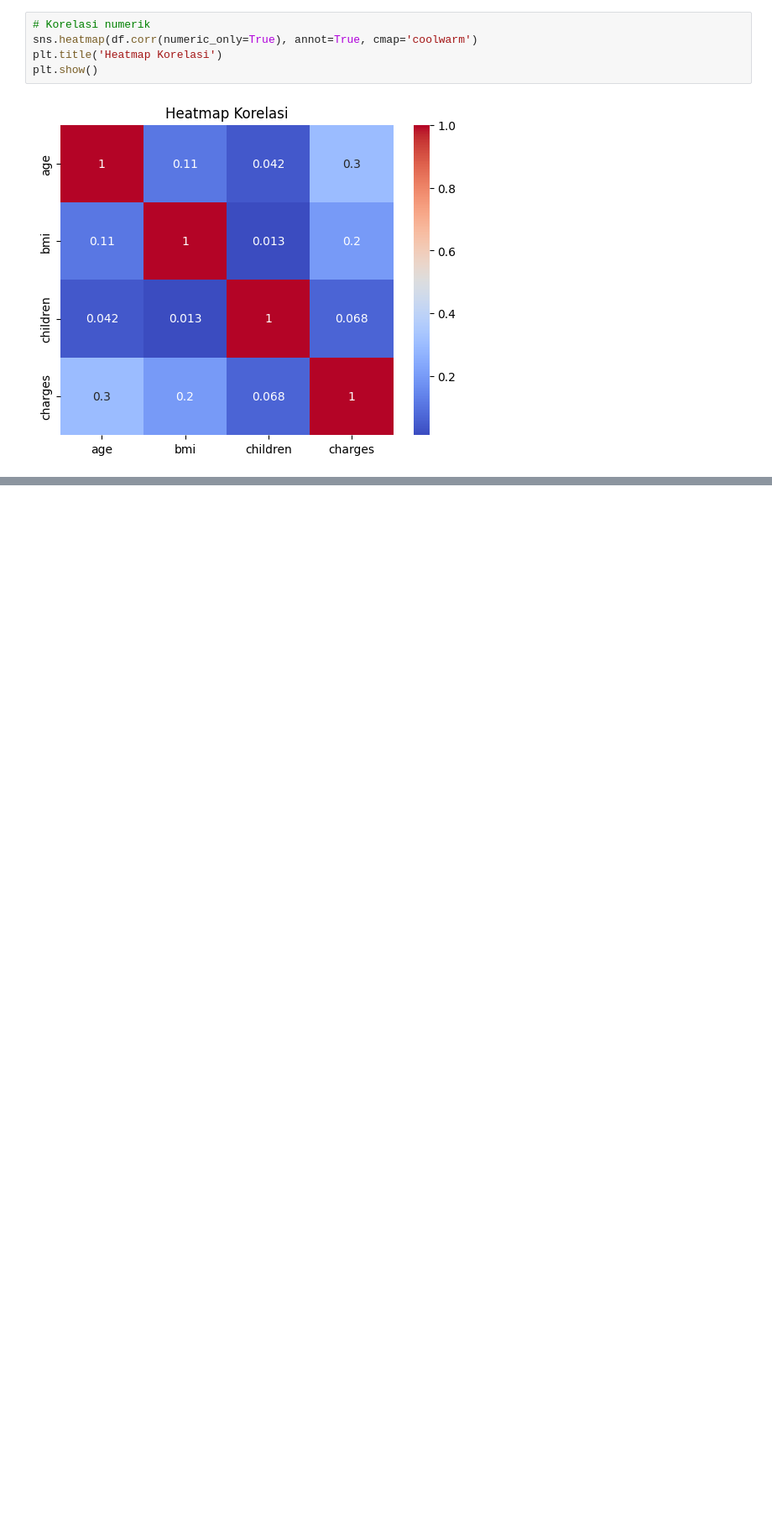
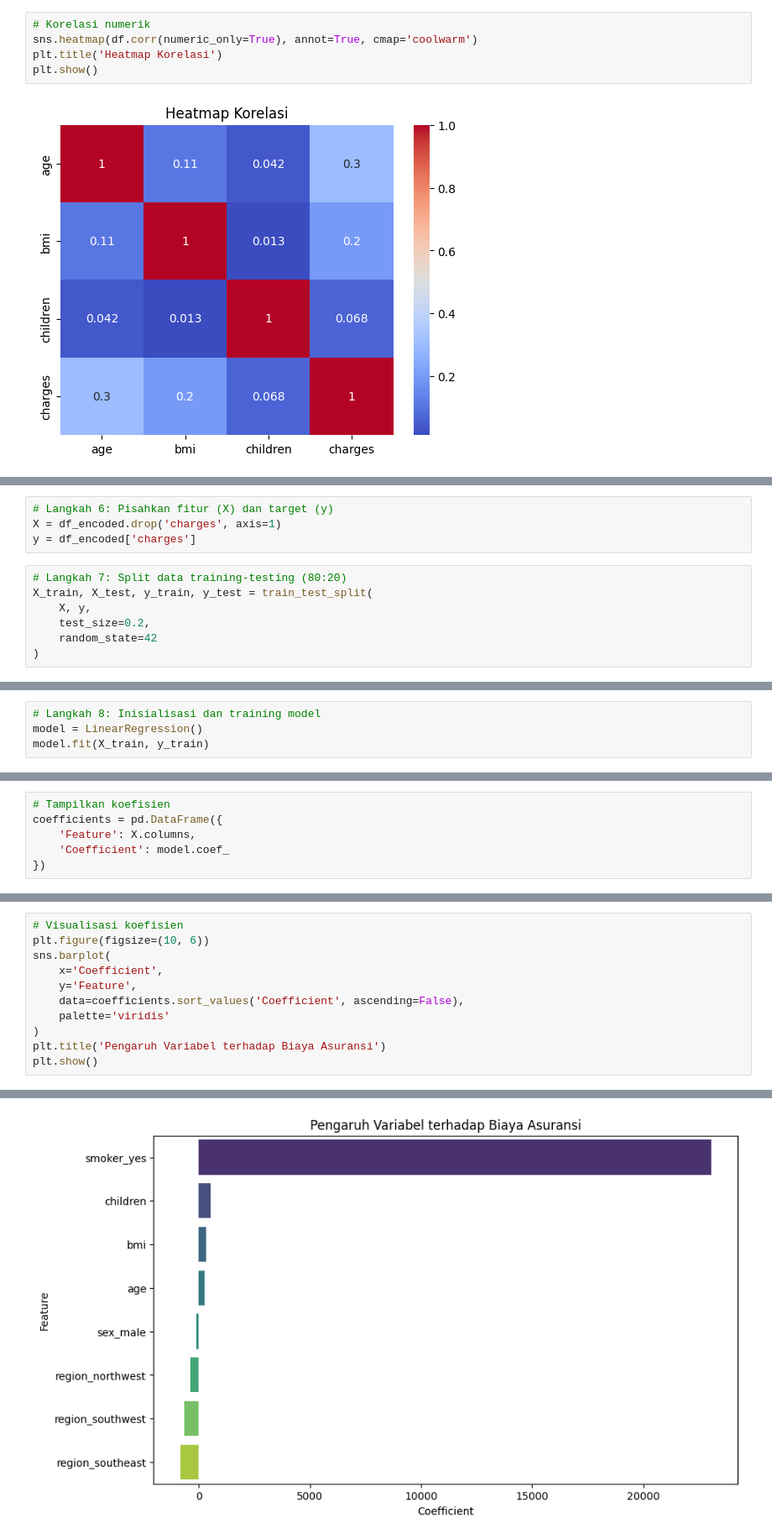
Before and after one commit to notnsas/data-science-application-college-task, a Jupyter notebook: ADS_P8.ipynb, the cells around one changed output, grey strips where cells are left out. Shown at 84% size. Saved outputs shown, nothing was run; the diff lists cells and outputs as text; blank space fills up the shorter version.

```diff
--- a/ADS_P8.ipynb
+++ b/ADS_P8.ipynb
@@ -79,0 +141,11 @@ plt.show()
+# %%
+# Langkah 6: Pisahkan fitur (X) dan target (y)
+X = df_encoded.drop('charges', axis=1)
+y = df_encoded['charges']
+# %%
+# Langkah 7: Split data training-testing (80:20)
+X_train, X_test, y_train, y_test = train_test_split(
+    X, y,
+    test_size=0.2,
+    random_state=42
+)
@@ -79,0 +154,4 @@ plt.show()
+# %%
+# Langkah 8: Inisialisasi dan training model
+model = LinearRegression()
+model.fit(X_train, y_train)
@@ -79,0 +170,6 @@ plt.show()
+# %%
+# Tampilkan koefisien
+coefficients = pd.DataFrame({
+    'Feature': X.columns,
+    'Coefficient': model.coef_
+})
@@ -79,0 +192,12 @@ plt.show()
+# %%
+# Visualisasi koefisien
+plt.figure(figsize=(10, 6))
+sns.barplot(
+    x='Coefficient',
+    y='Feature',
+    data=coefficients.sort_values('Coefficient', ascending=False),
+    palette='viridis'
+)
+plt.title('Pengaruh Variabel terhadap Biaya Asuransi')
+plt.show()
+# %% [output]
@@ -79,0 +207 @@ plt.show()
+[figure, added]
```
Also changed, not shown: parts of 19 cells of this notebook.
